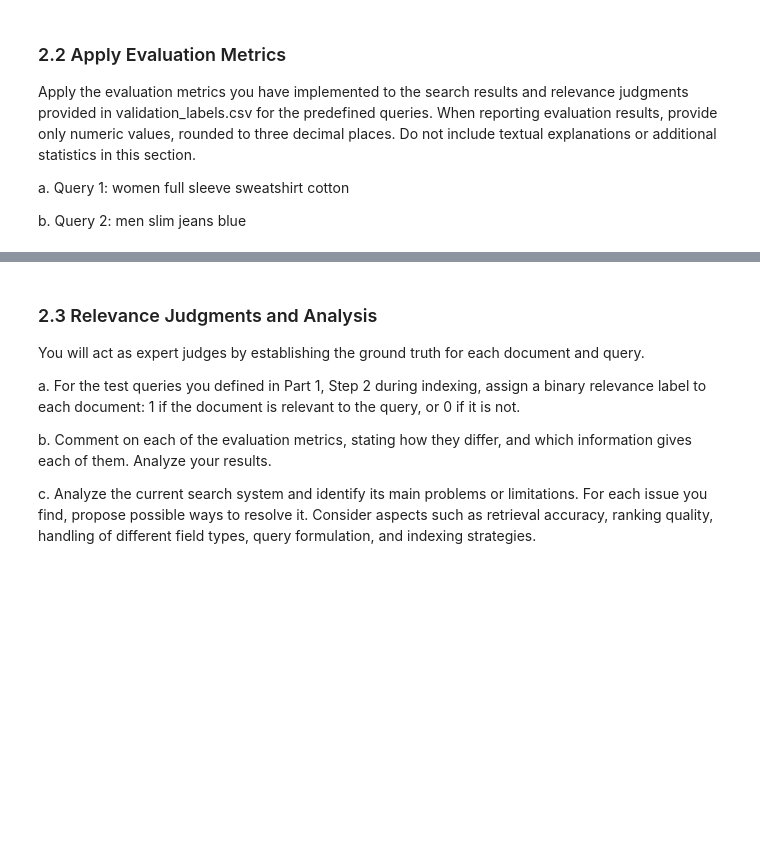
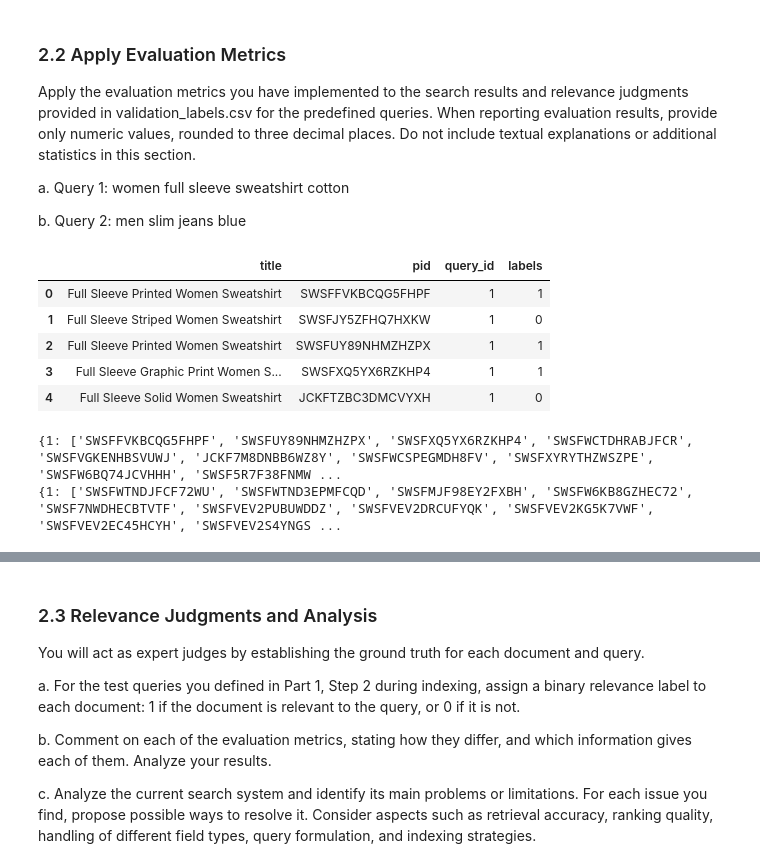
Before and after one commit to LucaFranceschi01/IRWA-2025-G23, a Jupyter notebook: project_progress/part_2/indexing_and_evaluation.ipynb, the cells around one changed output, grey strips where cells are left out. Cells and saved outputs as stored; diff of their text form; code cells hidden in the pictures; blank space fills up the shorter version.

```diff
--- a/project_progress/part_2/indexing_and_evaluation.ipynb
+++ b/project_progress/part_2/indexing_and_evaluation.ipynb
@@ -11,6 +18,9 @@ from collections import defaultdict, Counter
 # %%
 # Data import
-data = pd.read_csv('../../data/fashion_products_cleaned.csv')
+data_path =  os.path.join(os.getcwd(), '../../data/')
+doc_path = os.path.join(data_path, 'fashion_products_dataset.json')
+
+data = pd.read_csv(os.path.join(data_path, 'fashion_products_cleaned.csv'))
 
 data[2640:2660]
 # %% [output]
@@ -322,4 +418,12 @@ a. Query 1: women full sleeve sweatshirt cotton
 
 b. Query 2: men slim jeans blue
 # %%
-# TODO: ...
+val_data = pd.read_csv(os.path.join(data_path, 'validation_labels.csv'))
+display(val_data.head())
+# %% [output]
+|  | title | pid | query_id | labels |
+| 0 | Full Sleeve Printed Women Sweatshirt | SWSFFVKBCQG5FHPF | 1 | 1 |
+| 1 | Full Sleeve Striped Women Sweatshirt | SWSFJY5ZFHQ7HXKW | 1 | 0 |
+| 2 | Full Sleeve Printed Women Sweatshirt | SWSFUY89NHMZHZPX | 1 | 1 |
+| 3 | Full Sleeve Graphic Print Women S... | SWSFXQ5YX6RZKHP4 | 1 | 1 |
+| 4 | Full Sleeve Solid Women Sweatshirt | JCKFTZBC3DMCVYXH | 1 | 0 |
@@ -325,0 +440,22 @@ b. Query 2: men slim jeans blue
+# %%
+# List of relevant product IDs
+queries_relevant = {}
+for _, row in val_data.iterrows():
+    qid = row['query_id']
+    pid = row['pid']
+    label = row['labels']
+    if qid not in queries_relevant:
+        queries_relevant[qid] = []
+    if label == 1:
+        queries_relevant[qid].append(pid)
+print(queries_relevant)
+
+# Retrieve and rank documents for each query
+queries_retrieved = {}
+for qid, query_text in queries.items():
+    ranked_results = ranked_search_tfidf(query_text, inverted_index, tf_index, idf_index, doc_lengths, top_k=20)
+    queries_retrieved[qid] = [doc_id for doc_id, _ in ranked_results]  # key = query ID
+print(queries_retrieved)
+# %% [output]
+{1: ['SWSFFVKBCQG5FHPF', 'SWSFUY89NHMZHZPX', 'SWSFXQ5YX6RZKHP4', 'SWSFWCTDHRABJFCR', 'SWSFVGKENHBSVUWJ', 'JCKF7M8DNBB6WZ8Y', 'SWSFWCSPEGMDH8FV', 'SWSFXYRYTHZWSZPE', 'SWSFW6BQ74JCVHHH', 'SWSF5R7F38FNMW ...
+{1: ['SWSFWTNDJFCF72WU', 'SWSFWTND3EPMFCQD', 'SWSFMJF98EY2FXBH', 'SWSFW6KB8GZHEC72', 'SWSF7NWDHECBTVTF', 'SWSFVEV2PUBUWDDZ', 'SWSFVEV2DRCUFYQK', 'SWSFVEV2KG5K7VWF', 'SWSFVEV2EC45HCYH', 'SWSFVEV2S4YNGS ...
```
Also changed, not shown: parts of 9 cells of this notebook, 1 other file.
